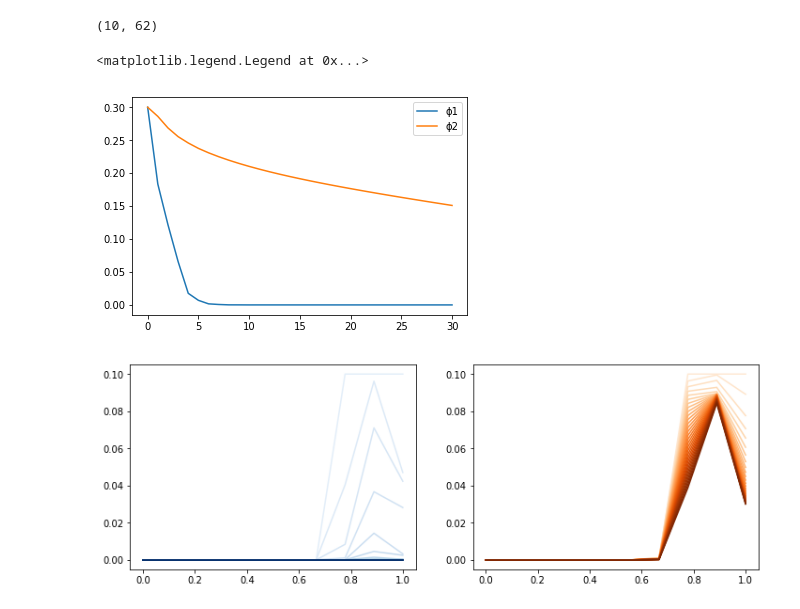
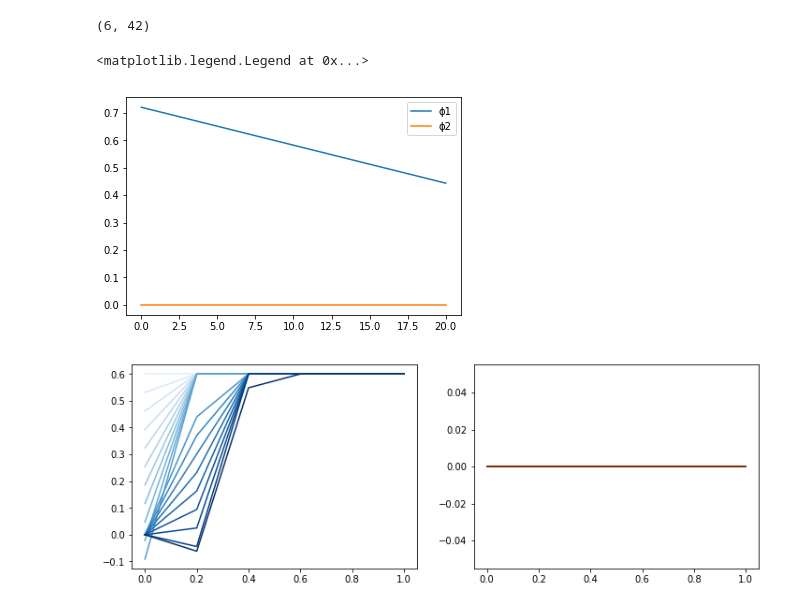
Before and after one commit to cliffanderson720/MS-Thesis-Pitt, a Jupyter notebook: Simulations/2comp_sed.ipynb, the cells around one changed output. Cells and saved outputs as stored; diff of their text form; code cells hidden in the pictures.

```diff
--- a/Simulations/2comp_sed.ipynb
+++ b/Simulations/2comp_sed.ipynb
@@ -20,30 +21,22 @@ import matplotlib.pyplot as plt
 # boundary conditions
 def lowerwall(state,dim,t,qbc,auxbc,num_ghost):
     for i in range(num_ghost):
-        qbc[:,i,...] = -qbc[:,2*num_ghost-1-i,...]
+        qbc[:,i,...] = qbc[:,2*num_ghost-1-i,...]
 
 def upperwall(state,dim,t,qbc,auxbc,num_ghost):
     for i in range(num_ghost):
-#         print(i)
-#         print(qbc[:,-i-1,...])
-#         print(-qbc[:,-2*num_ghost+i,...])
+        qbc[:,-i-1,...] = qbc[:,-2*num_ghost+i,...]
 
-        qbc[:,-i-1,...] = -qbc[:,-2*num_ghost+i,...]
-#         print(qbc[:,-i-1,...])
-
-# test2d = np.arange(12).reshape((2,-1))
-# print(test2d)
-# print(upperwall(0,0,0,test2d,0,2))
 
 def lowerdirichlet(state,dim,t,qbc,auxbc,num_ghost):
     nspecies = qbc.shape[0]
-    bvals = np.array([0.,0.])
+    bvals = np.array([0.0,0.0])
     for i in range(num_ghost):
         qbc[:,i] = bvals
 
 def upperdirichlet(state,dim,t,qbc,auxbc,num_ghost):
     nspecies = qbc.shape[0]
-    bvals = np.array([-0.4,-0.1])
+    bvals = np.array([0.,0.0])
     for i in range(num_ghost):
         qbc[:,-i-1] = bvals
 # %%
@@ -129,10 +125,11 @@ def runsim(qinit=None,num_output_times=10,tfinal=1,mx=51,IC='dam-break',
     return claw
 # %%
 # %%capture
-ntimes = 30
-mx = 10
-tfinal = 3
+np.set_printoptions(precision=5,linewidth=np.inf)
+ntimes = 20
+mx = 6
+tfinal = 6
 claw = runsim(num_output_times=ntimes,tfinal=tfinal,mx=mx,
-              IC='dam-break')
+              IC='uniform-all')
 claw.run()
 # %% [output]
@@ -177,15 +174,18 @@ ascii
 # %%
+xs = np.linspace(0,1,mx)
+dx = xs[1]-xs[0]
+
 result = np.vstack([frame.q for frame in claw.frames]).T
 print(result.shape)
-plt.plot(np.sum(result[:,0::2],axis=0))
-plt.plot(np.sum(result[:,1::2],axis=0))
+
+plt.plot(np.sum(result[:,0::2],axis=0)*dx)
+plt.plot(np.sum(result[:,1::2],axis=0)*dx)
 plt.legend(['ϕ1','ϕ2'])
 # %% [output]
-(10, 62)
+(6, 42)
 <matplotlib.legend.Legend at 0x...>
-[figure, old version]
+[figure, new version]
 # %%
-xs = np.linspace(0,1,mx)
 color1 = iter(plt.get_cmap('Blues')(np.linspace(0.1,1,ntimes)))
 color2 = iter(plt.get_cmap('Oranges')(np.linspace(0.1,1,ntimes)))
 
@@ -194,7 +194,7 @@ for j,color in enumerate((color1,color2)):
     for i in range(ntimes):
         ax[j].plot(xs,result[:,j+2*i],color=next(color))
 # %% [output]
-[figure, old version]
+[figure, new version]
 # %%
 from matplotlib import animation
 import matplotlib.pyplot as plt
```
Also changed, not shown: parts of 4 cells of this notebook, 5 other files.
